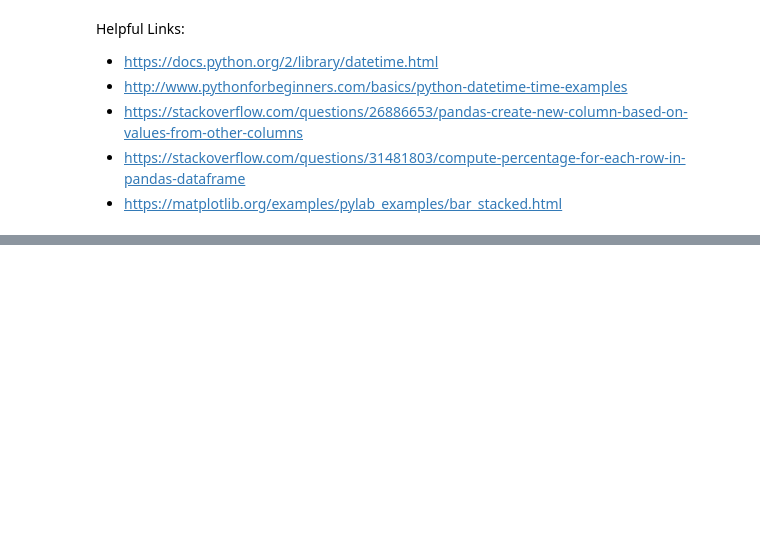
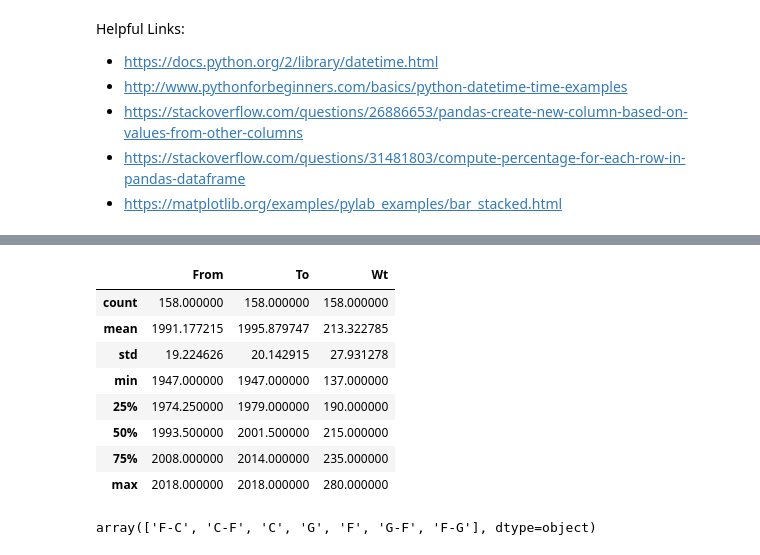
Before and after one commit to erikgregorywebb/machine-learning, a Jupyter notebook: Homework-1.ipynb, the cells around one changed output, grey strips where cells are left out. Saved outputs shown, nothing was run; the diff lists cells and outputs as text; code cells hidden in the pictures; blank space fills up the shorter version.

```diff
--- a/Homework-1.ipynb
+++ b/Homework-1.ipynb
@@ -448,11 +455,11 @@ data = ""
 for tr in soup.find_all("tr"):
     record = ""
     for td in tr.find_all(["th", "td"]):
-        record = record + "," + td.text
+        record = record + "|" + td.text
     if len(record)!=0:
         data = data + "\n" + record[1:]
 #print(data[1:])
 # %%
 readable_data = pd.compat.StringIO(data)
-bb = pd.read_table(readable_data, sep=";")
+bb = pd.read_table(readable_data, sep="|")
 print(bb)
@@ -460,0 +484,16 @@ print(bb)
+# %%
+bb.describe()
+# %% [output]
+|  | From | To | Wt |
+| count | 158.000000 | 158.000000 | 158.000000 |
+| mean | 1991.177215 | 1995.879747 | 213.322785 |
+| std | 19.224626 | 20.142915 | 27.931278 |
+| min | 1947.000000 | 1947.000000 | 137.000000 |
+| 25% | 1974.250000 | 1979.000000 | 190.000000 |
+| 50% | 1993.500000 | 2001.500000 | 215.000000 |
+| 75% | 2008.000000 | 2014.000000 | 235.000000 |
+| max | 2018.000000 | 2018.000000 | 280.000000 |
+# %%
+bb['Pos'].unique()
+# %% [output]
+array(['F-C', 'C-F', 'C', 'G', 'F', 'G-F', 'F-G'], dtype=object)
```
Also changed, not shown: parts of 35 cells of this notebook.
